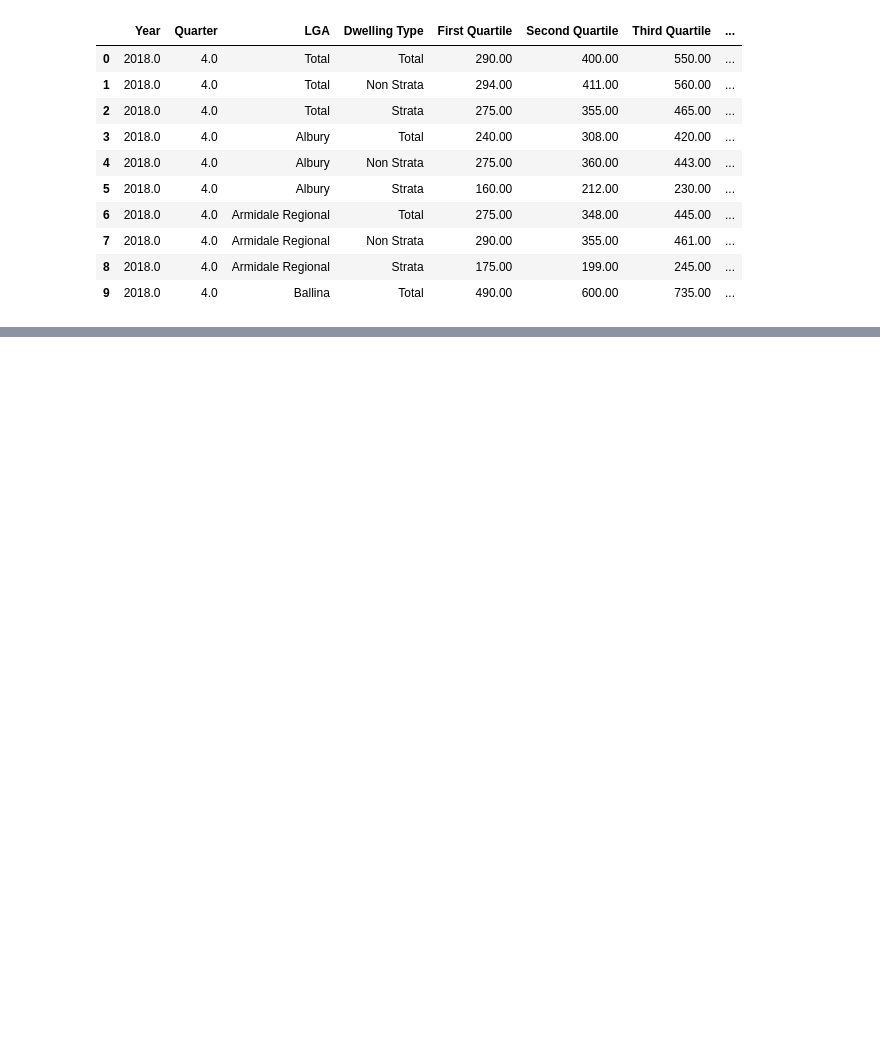
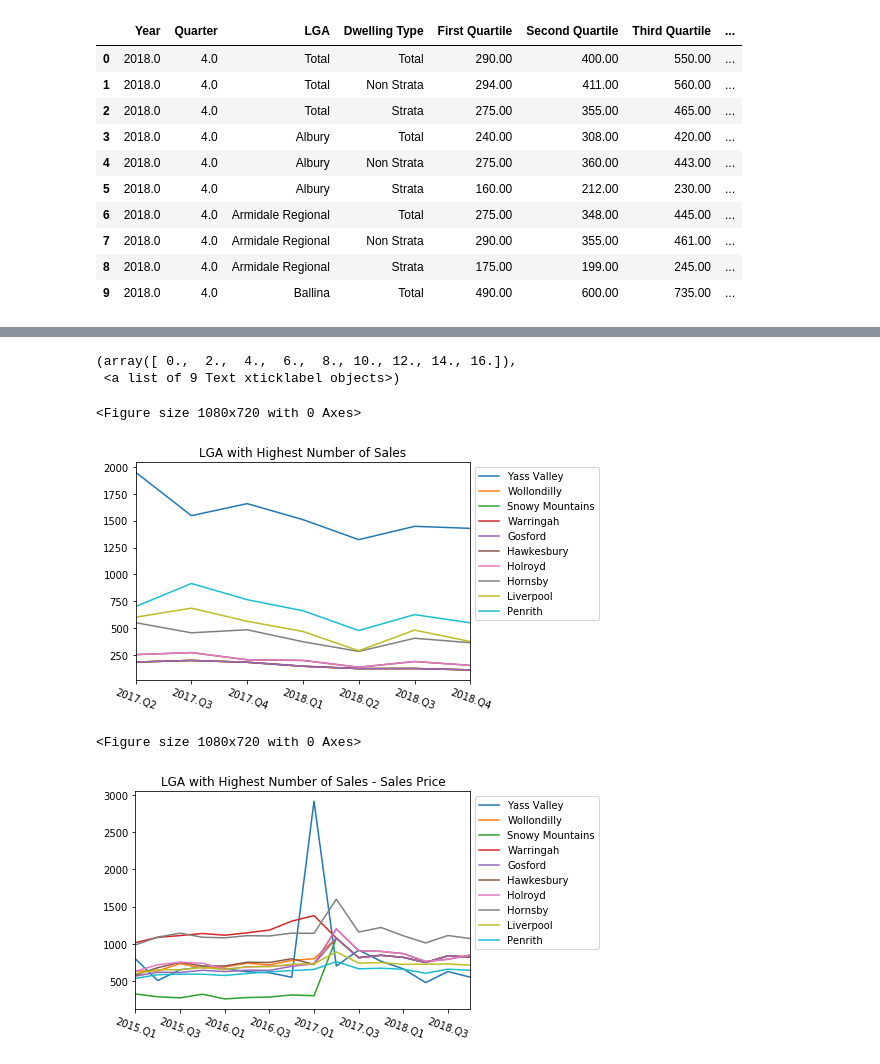
Before and after one commit to alyssa-raphaella/ITEC657_Project_GroupB, a Jupyter notebook: Sales Visualizations.ipynb, the cells around one changed output, grey strips where cells are left out. Saved outputs shown, nothing was run; the diff lists cells and outputs as text; code cells hidden in the pictures; blank space fills up the shorter version.

```diff
--- a/Sales Visualizations.ipynb
+++ b/Sales Visualizations.ipynb
@@ -55,0 +64,21 @@ sales_df.head(10)
+# %%
+## plot New Bond Lodged
+plt.figure(figsize=(15,10))
+top_NB_df.transpose().plot()
+plt.title('LGA with Highest Number of Sales')
+plt.legend(bbox_to_anchor=(1, 1), loc=2)
+plt.xticks(rotation=-20)
+
+## Renting Price Mean of New Bond Lodge LGAs
+plt.figure(figsize=(15,10))
+top_nbmean_df.transpose().plot()
+plt.title('LGA with Highest Number of Sales - Sales Price')
+plt.legend(bbox_to_anchor=(1, 1), loc=2)
+plt.xticks(rotation=-20)
+# %% [output]
+(array([ 0.,  2.,  4.,  6.,  8., 10., 12., 14., 16.]),
+ <a list of 9 Text xticklabel objects>)
+<Figure size 1080x720 with 0 Axes>
+[figure, added]
+<Figure size 1080x720 with 0 Axes>
+[figure, added]
```
Also changed, not shown: parts of 12 cells of this notebook.
